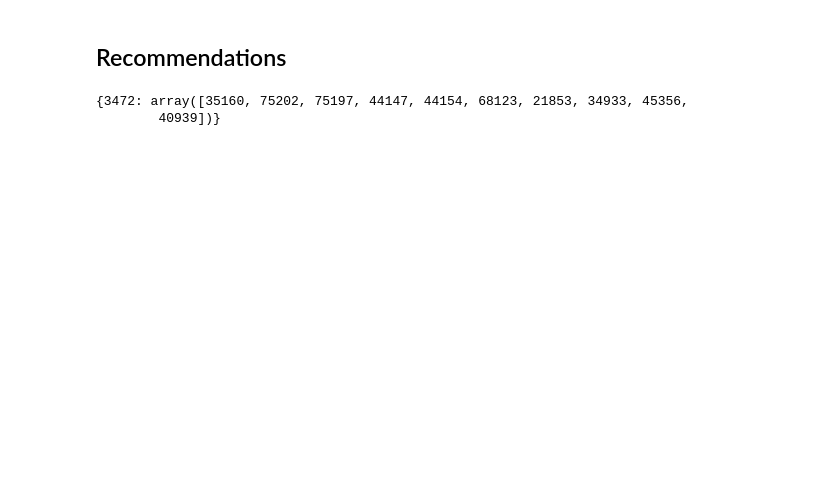
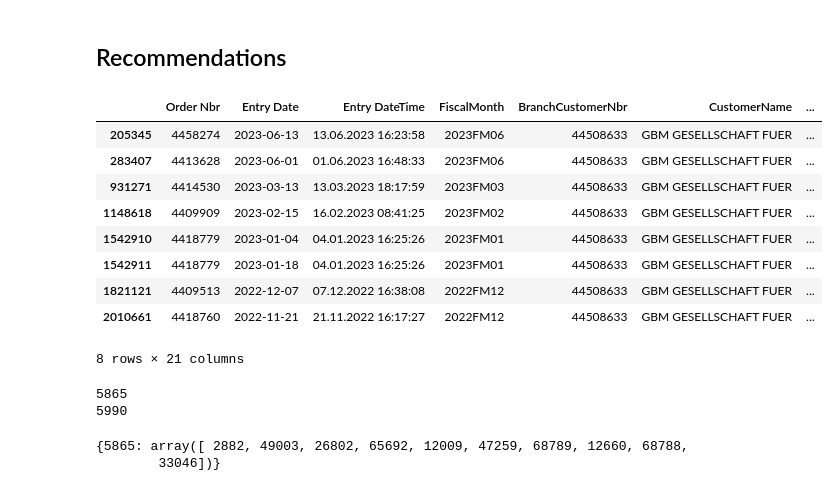
Before and after one commit to vincm1/RecSys_Implicit, a Jupyter notebook: Neural_Collaborative_Filtering_(NCF).ipynb, the cells around one changed output. Saved outputs shown, nothing was run; the diff lists cells and outputs as text; code cells hidden in the pictures; blank space fills up the shorter version.

```diff
--- a/Neural_Collaborative_Filtering_(NCF).ipynb
+++ b/Neural_Collaborative_Filtering_(NCF).ipynb
@@ -43,7 +29,7 @@ warnings.filterwarnings("ignore")
 # %% [markdown]
 # Data Preprocessing
 # %%
-df_zip = zipfile.ZipFile('/content/drive/MyDrive/RecSys/Orders_Nov22_Jun23.zip')
+df_zip = zipfile.ZipFile('/content/drive/MyDrive/Colab Notebooks/RecSys/Orders_Nov22_Jun23.zip')
 df = pd.read_csv(df_zip.open('Bericht 1.csv'), delimiter=";")
 # %%
 df.head()
@@ -286,8 +253,33 @@ sku_list = df[["sku_id", "Sku", "Product Descr1", "ProductGroupDescription", "Pr
 # %%
 from libreco.recommendation import rank_recommendations
 from google.colab import files
+# %%
+# randomly selected userids on two clusters, see ALS repo
+user_id_bcn = "44508633"
+user_id_2_bcn = "44510285"
+# %%
+df.loc[df['BranchCustomerNbr'] == user_id_bcn]
+# %% [output]
+|  | Order Nbr | Entry Date | Entry DateTime | FiscalMonth | BranchCustomerNbr | CustomerName | ... |
+| 205345 | 4458274 | 2023-06-13 | 13.06.2023 16:23:58 | 2023FM06 | 44508633 | GBM GESELLSCHAFT FUER | ... |
+| 283407 | 4413628 | 2023-06-01 | 01.06.2023 16:48:33 | 2023FM06 | 44508633 | GBM GESELLSCHAFT FUER | ... |
+| 931271 | 4414530 | 2023-03-13 | 13.03.2023 18:17:59 | 2023FM03 | 44508633 | GBM GESELLSCHAFT FUER | ... |
+| 1148618 | 4409909 | 2023-02-15 | 16.02.2023 08:41:25 | 2023FM02 | 44508633 | GBM GESELLSCHAFT FUER | ... |
+| 1542910 | 4418779 | 2023-01-04 | 04.01.2023 16:25:26 | 2023FM01 | 44508633 | GBM GESELLSCHAFT FUER | ... |
+| 1542911 | 4418779 | 2023-01-18 | 04.01.2023 16:25:26 | 2023FM01 | 44508633 | GBM GESELLSCHAFT FUER | ... |
+| 1821121 | 4409513 | 2022-12-07 | 07.12.2022 16:38:08 | 2022FM12 | 44508633 | GBM GESELLSCHAFT FUER | ... |
+| 2010661 | 4418760 | 2022-11-21 | 21.11.2022 16:17:27 | 2022FM12 | 44508633 | GBM GESELLSCHAFT FUER | ... |
+8 rows × 21 columns
+# %%
+# find the bcn_id by bcn id
+user_id = df.loc[df['BranchCustomerNbr'] == user_id_bcn, 'bcn_id'].head(1).values[0]
+user_id_2 = df.loc[df['BranchCustomerNbr'] == user_id_2_bcn, 'bcn_id'].head(1).values[0]
+print(user_id)
+print(user_id_2)
+# %% [output]
+5865
+5990
 # %%
-user_id = 3472
 num_recommendations = 10
 recs = model.recommend_user(user=user_id, n_rec=num_recommendations)
 recs
@@ -302,8 +294,8 @@ recs
 # # # # Rank the recommendations
 # ranks = rank_recommendations(recs, n_rec=10, n_items=len(recs[1]), user_ids=[user_id], model_preds=recs[1], user_consumed)
 # %% [output]
-{3472: array([35160, 75202, 75197, 44147, 44154, 68123, 21853, 34933, 45356,
-        40939])}
+{5865: array([ 2882, 49003, 26802, 65692, 12009, 47259, 68789, 12660, 68788,
+        33046])}
 # %%
 #recs[user_id]
 rec_tab = pd.DataFrame(data=[recs[user_id]])
```
Also changed, not shown: parts of 15 cells of this notebook.
